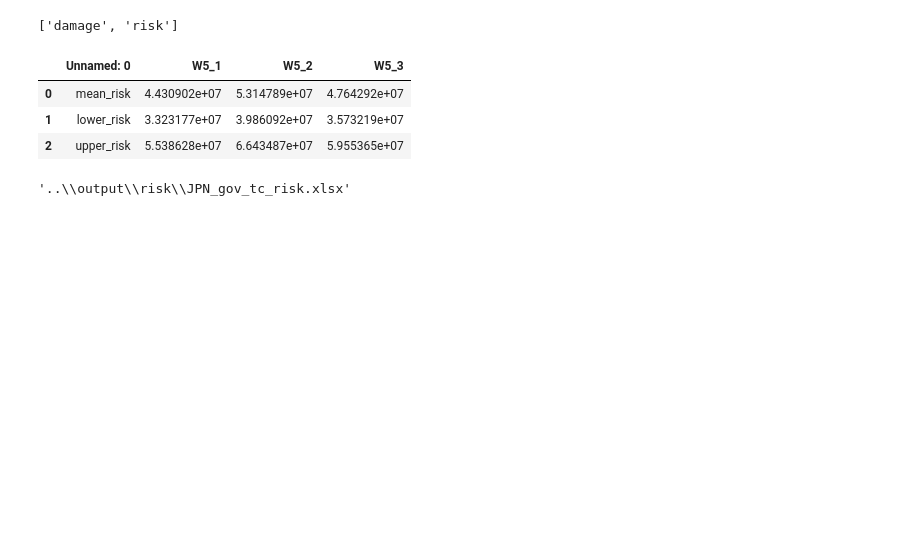
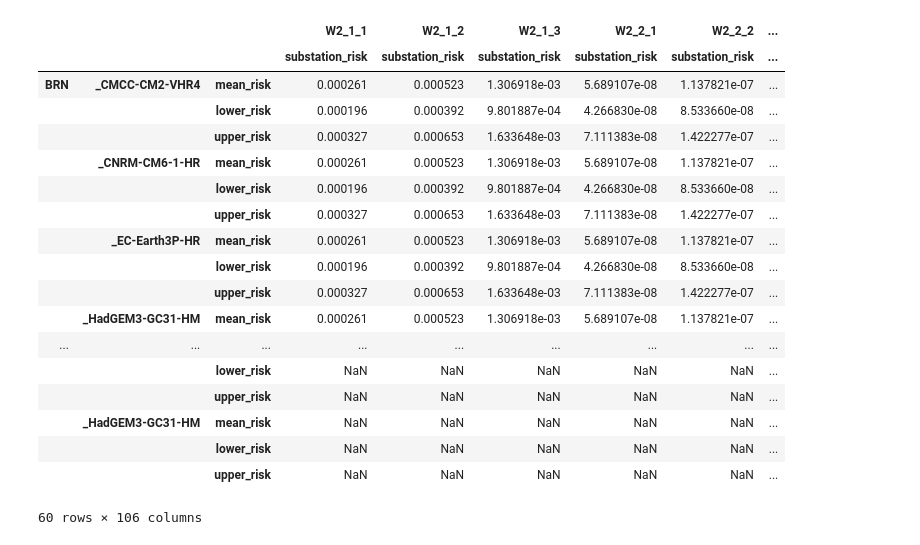
Before and after one commit to Mengqi-Ye/pg_risk_analysis, a Jupyter notebook: notebooks/Asset_results.ipynb, the cells around one changed output. Saved outputs shown, nothing was run; the diff lists cells and outputs as text; code cells hidden in the pictures; blank space fills up the shorter version.

```diff
--- a/notebooks/Asset_results.ipynb
+++ b/notebooks/Asset_results.ipynb
@@ -3,26 +3,47 @@ import os
 import pandas as pd
 # %%
 output_path = '..\\output'
-# %%
-os.listdir(output_path)
-# %% [output]
-['damage', 'risk']
 # %%
 risk_path = os.path.join(output_path,'risk')
 # %%
-dict = {}
-for risk_result in os.listdir(risk_path):
-    for climate_model in ['_CMCC-CM2-VHR4','_CNRM-CM6-1-HR','_EC-Earth3P-HR','_HadGEM3-GC31-HM']: #''
-        if ('tc' in result) & ('osm' in result) & (climate_model in risk_result):
-            out = pd.read_excel(os.path.join(risk_path,risk_result))
+def restructure_outputs(hazard_type='tc',data_type='osm'):
+
+    if hazard_type == 'fl':
+        climate_models = ['historical','rcp85']
+    else:
+        climate_models = ['_CMCC-CM2-VHR4','_CNRM-CM6-1-HR','_EC-Earth3P-HR','_HadGEM3-GC31-HM'] #'' present day needs to be added when working!!
+
+    outputs = {}
+    for risk_result in os.listdir(risk_path):
+        for climate_model in climate_models:
+            if (hazard_type in risk_result) & (data_type in risk_result) & (climate_model in risk_result):
+                check_sheets = pd.ExcelFile(os.path.join(risk_path,risk_result)).sheet_names
+                for sheet in check_sheets:
+                    out = pd.read_excel(os.path.join(risk_path,risk_result),sheet_name= sheet, index_col=[0])
+                    outputs[risk_result[:3],climate_model,sheet] = out
+
+    df = pd.concat(outputs).unstack(level=2).dropna(axis=1, how='all')
+    df.to_csv(os.path.join(output_path,'tc_risk.csv'))
+    return df
-# %%
-out
-# %% [output]
-|  | Unnamed: 0 | W5_1 | W5_2 | W5_3 |
-| 0 | mean_risk | 4.430902e+07 | 5.314789e+07 | 4.764292e+07 |
-| 1 | lower_risk | 3.323177e+07 | 3.986092e+07 | 3.573219e+07 |
-| 2 | upper_risk | 5.538628e+07 | 6.643487e+07 | 5.955365e+07 |
-# %%
-os.path.join(risk_path,result)
-# %% [output]
-'..\\output\\risk\\JPN_gov_tc_risk.xlsx'
+# %%
+restructure_outputs(hazard_type='tc',data_type='osm')
+# %% [output]
+|  |  |  | W2_1_1 | W2_1_2 | W2_1_3 | W2_2_1 | W2_2_2 | ... |
+|  |  |  | substation_risk | substation_risk | substation_risk | substation_risk | substation_risk | ... |
+| BRN | _CMCC-CM2-VHR4 | mean_risk | 0.000261 | 0.000523 | 1.306918e-03 | 5.689107e-08 | 1.137821e-07 | ... |
+|  |  | lower_risk | 0.000196 | 0.000392 | 9.801887e-04 | 4.266830e-08 | 8.533660e-08 | ... |
+|  |  | upper_risk | 0.000327 | 0.000653 | 1.633648e-03 | 7.111383e-08 | 1.422277e-07 | ... |
+|  | _CNRM-CM6-1-HR | mean_risk | 0.000261 | 0.000523 | 1.306918e-03 | 5.689107e-08 | 1.137821e-07 | ... |
+|  |  | lower_risk | 0.000196 | 0.000392 | 9.801887e-04 | 4.266830e-08 | 8.533660e-08 | ... |
+|  |  | upper_risk | 0.000327 | 0.000653 | 1.633648e-03 | 7.111383e-08 | 1.422277e-07 | ... |
+|  | _EC-Earth3P-HR | mean_risk | 0.000261 | 0.000523 | 1.306918e-03 | 5.689107e-08 | 1.137821e-07 | ... |
+|  |  | lower_risk | 0.000196 | 0.000392 | 9.801887e-04 | 4.266830e-08 | 8.533660e-08 | ... |
+|  |  | upper_risk | 0.000327 | 0.000653 | 1.633648e-03 | 7.111383e-08 | 1.422277e-07 | ... |
+|  | _HadGEM3-GC31-HM | mean_risk | 0.000261 | 0.000523 | 1.306918e-03 | 5.689107e-08 | 1.137821e-07 | ... |
+| ... | ... | ... | ... | ... | ... | ... | ... | ... |
+|  |  | lower_risk | NaN | NaN | NaN | NaN | NaN | ... |
+|  |  | upper_risk | NaN | NaN | NaN | NaN | NaN | ... |
+|  | _HadGEM3-GC31-HM | mean_risk | NaN | NaN | NaN | NaN | NaN | ... |
+|  |  | lower_risk | NaN | NaN | NaN | NaN | NaN | ... |
+|  |  | upper_risk | NaN | NaN | NaN | NaN | NaN | ... |
+60 rows × 106 columns
```
